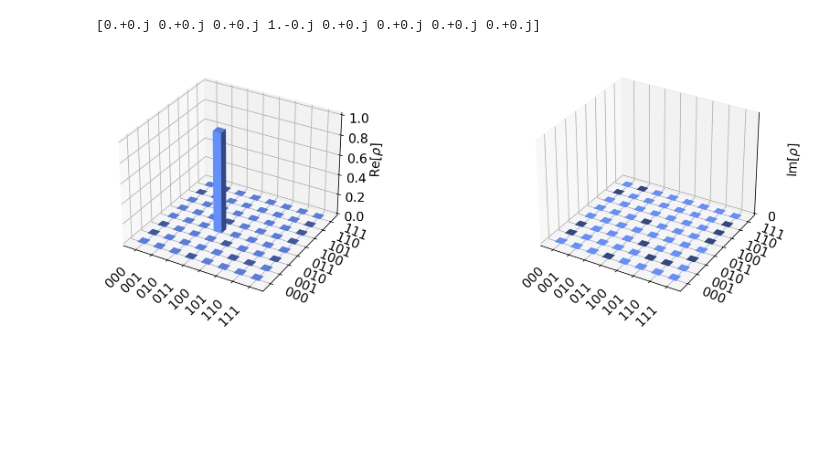
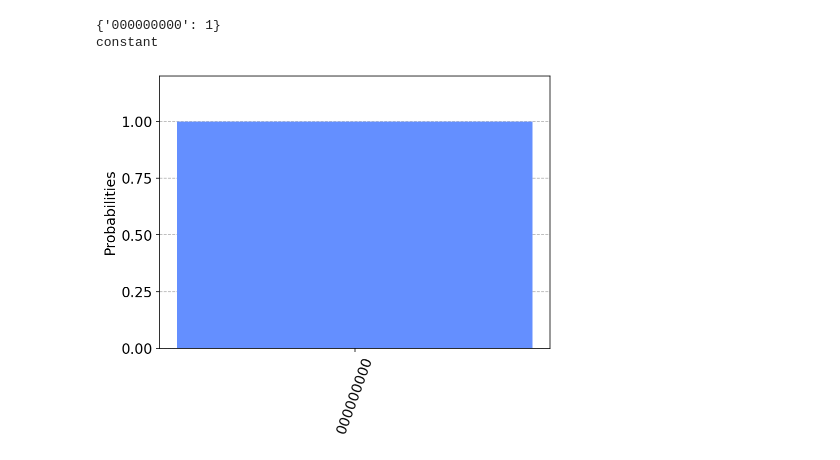
Before and after one commit to marcelbischoff/QuantumComputing, a Jupyter notebook: DeutschJosza.ipynb, the cells around one changed output. Drawn from its saved outputs; the diff is of its cells as text; code cells hidden in the pictures; blank space fills up the shorter version.

```diff
--- a/DeutschJosza.ipynb
+++ b/DeutschJosza.ipynb
@@ -41,14 +46,25 @@ def addMeasurement(circuit):
     circuit.barrier(q)
+# %%
+#Simulating
+#Import Aer
+from qiskit import Aer
+
+def simulatingCircuit(circuit):
+    # Run the quantum circuit on a statevector simulator backend
+    backend = Aer.get_backend('statevector_simulator')
+    job = execute(circuit, backend)
+    result = job.result()
+    return result.get_counts(circuit)
 # %%
-import numpy as np
-from qiskit import *
-%matplotlib inline
-
-q = QuantumRegister(3,"q")
-c = ClassicalRegister(3,"c")
+n=4
+n=8
+Oracle = createOracleConstantOne
+#Oracle = createOracleBalanced
+q = QuantumRegister(n+1,"q")
+c = ClassicalRegister(n+1,"c")
 circuit = QuantumCircuit(q,c)
-createInitialState(circuit)
-addAncilla(circuit)
-circuit = circuit + (createOracleBalanced(q,c))
-uncomputeAncilla(circuit)
-addMeasurement(circuit)
+createInitialState(circuit,n)
+addAncilla(circuit,n)
+circuit = circuit + Oracle(q,c,n)
+uncomputeAncilla(circuit,n)
+addMeasurement(circuit,n)
@@ -59 +76,17 @@ circuit.draw('mpl')
+# %%
+#Simulate ciruit
+from qiskit.visualization import plot_histogram
+
+counts = simulatingCircuit(circuit)
+print(counts)
+for x, y in counts.items():
+    if x == '01111' and y > .5:
+        print('balanced')
+    else:
+        print('constant')
+plot_histogram(counts, bar_labels=False)
+# %% [output]
+{'000000000': 1}
+constant
+[figure, added]
 # %%
@@ -70,11 +104,0 @@ result = job.result()
-# %%
-outputstate = result.get_statevector(circuit, decimals=3)
-print(outputstate)
-# %% [output]
-[0.+0.j 0.+0.j 0.+0.j 1.-0.j 0.+0.j 0.+0.j 0.+0.j 0.+0.j]
-# %%
-#visualize
-from qiskit.visualization import plot_state_city
-plot_state_city(outputstate)
-# %% [output]
-[figure, removed]
```
Also changed, not shown: parts of 10 cells of this notebook.
